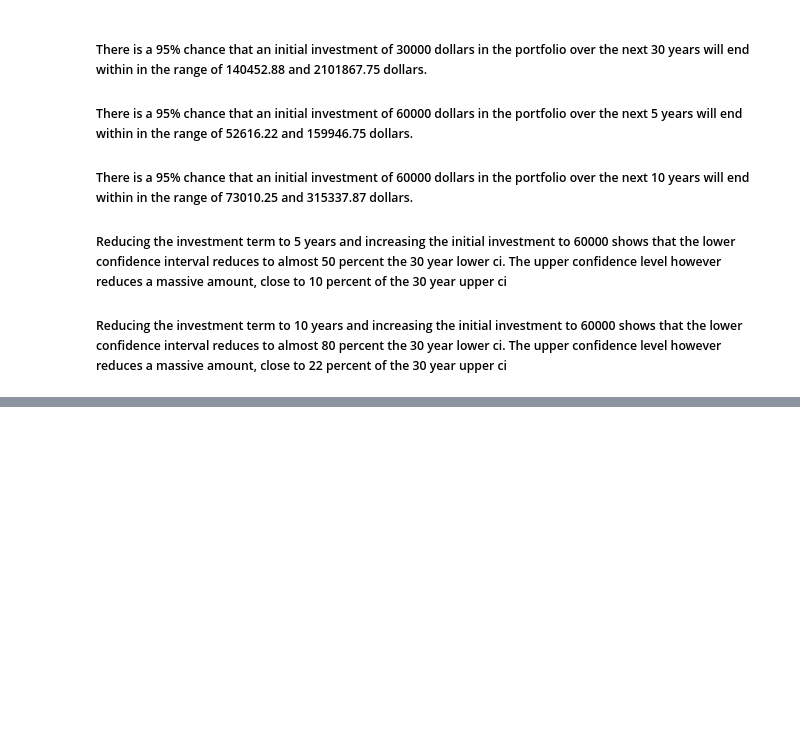
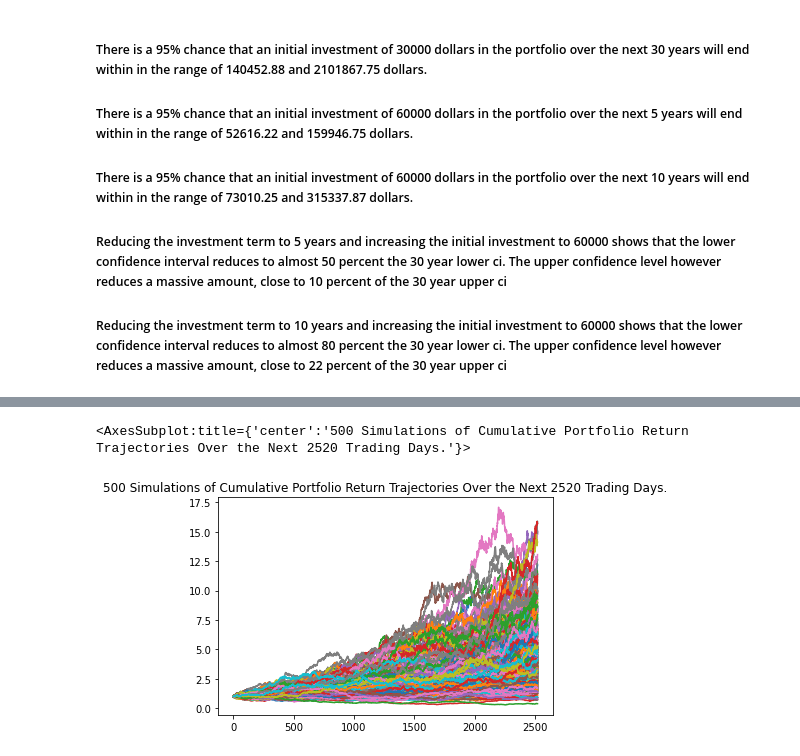
Before and after one commit to apfreeman/Unit-5-Financial-Planning, a Jupyter notebook: Starter_Code/financial-planner.ipynb, the cells around one changed output, grey strips where cells are left out. Drawn from its saved outputs; the diff is of its cells as text; code cells hidden in the pictures; blank space fills up the shorter version.

Commit message:
ver 0.7 - Draft(Early Retirement - added additional retirement options)

```diff
--- a/Starter_Code/financial-planner.ipynb
+++ b/Starter_Code/financial-planner.ipynb
@@ -564,0 +360,8 @@ print(total_savings)
+# %%
+# Configuring a Monte Carlo simulation to forecast 5 years cumulative returns
+MC_40AGG_60SPY_dist_10yrs_Option_2 = MCSimulation(
+    portfolio_data = df_stock_data,
+    weights = [0.1,0.9],
+    num_simulation = 500,
+    num_trading_days = 252*10
+)
@@ -564,0 +413,6 @@ print(total_savings)
+# %%
+# Plot simulation outcomes
+MC_40AGG_60SPY_dist_10yrs_Option_2.plot_simulation()
+# %% [output]
+<AxesSubplot:title={'center':'500 Simulations of Cumulative Portfolio Return Trajectories Over the Next 2520 Trading Days.'}>
+[figure, added]
```
Also changed, not shown: parts of 40 cells of this notebook.
